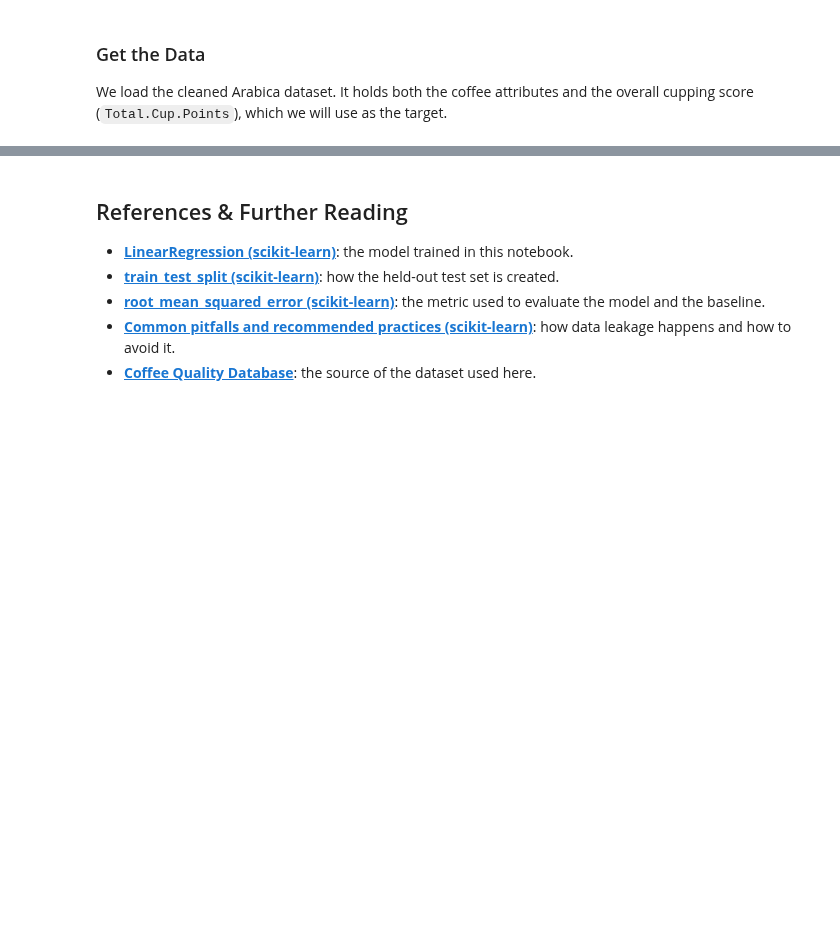
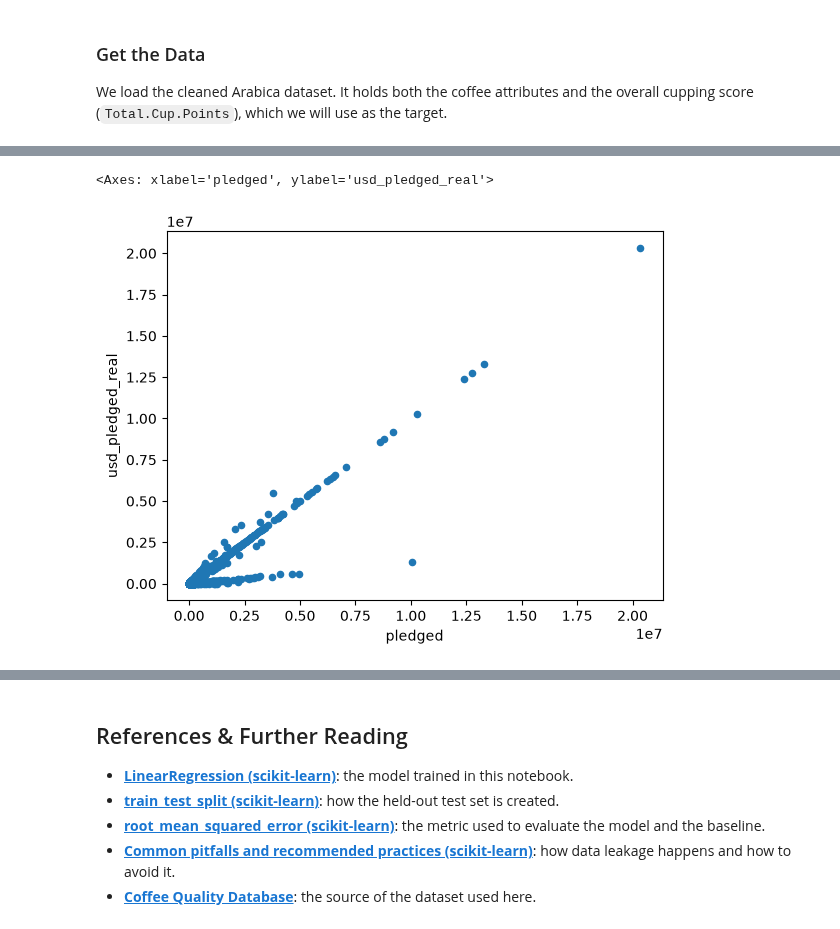
Before and after one commit to MaThorm/kickstarter_project, a Jupyter notebook: 03_eda-and-modeling.ipynb, the cells around one changed output, grey strips where cells are left out. Cells and saved outputs as stored; diff of their text form; code cells hidden in the pictures; blank space fills up the shorter version.

```diff
--- a/03_eda-and-modeling.ipynb
+++ b/03_eda-and-modeling.ipynb
@@ -216,0 +43,2 @@ print(f"Predicted cupping score for the new coffee: {predicted_score:.2f}")
+# %%
+df = pd.read_csv("data/ks-projects-201801.csv",encoding="latin-1")
@@ -216,0 +117,5 @@ print(f"Predicted cupping score for the new coffee: {predicted_score:.2f}")
+# %%
+df.plot.scatter(x="pledged",y="usd_pledged_real")
+# %% [output]
+<Axes: xlabel='pledged', ylabel='usd_pledged_real'>
+[figure, added]
```
Also changed, not shown: parts of 84 cells of this notebook, 4 other files.
